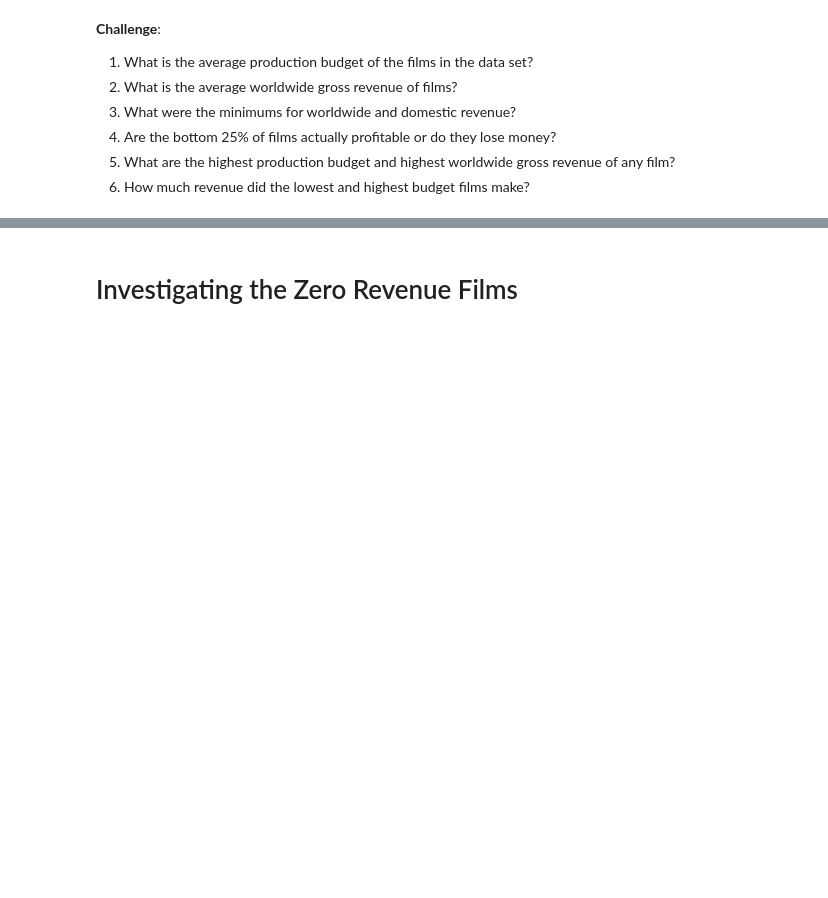
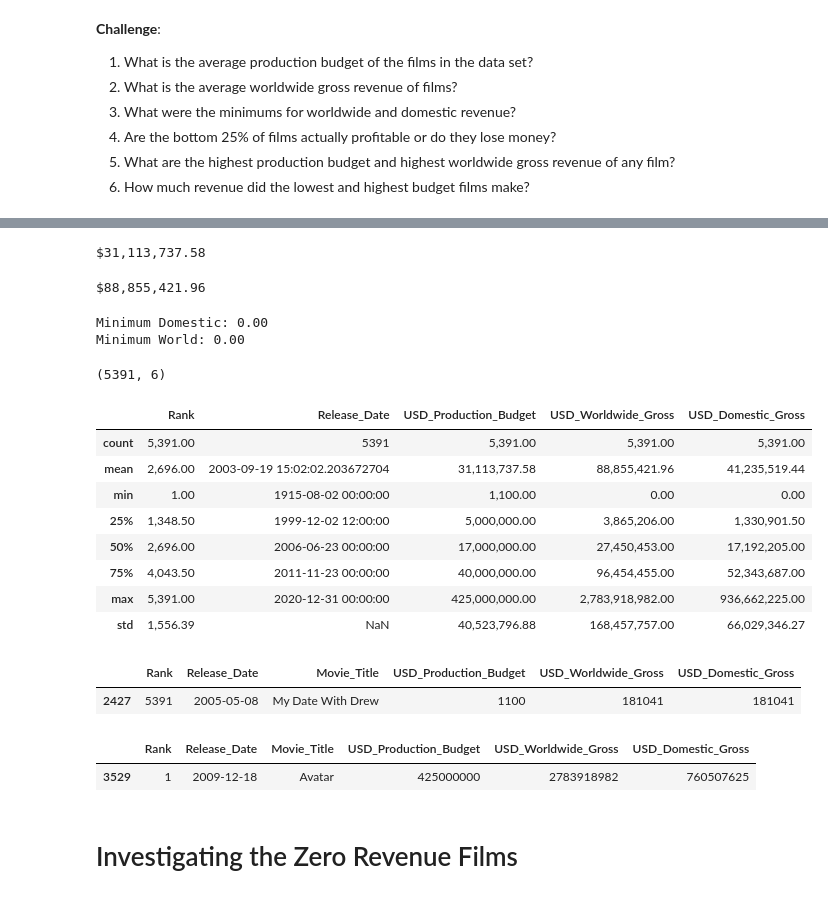
Before and after one commit to ksg-dev/linear-regression-seaborn, a Jupyter notebook: Seaborn_and_Linear_Regression_(start).ipynb, the cells around one changed output, grey strips where cells are left out. Saved outputs shown, nothing was run; the diff lists cells and outputs as text; code cells hidden in the pictures; blank space fills up the shorter version.

```diff
--- a/Seaborn_and_Linear_Regression_(start).ipynb
+++ b/Seaborn_and_Linear_Regression_(start).ipynb
@@ -219,3 +248,53 @@ data_clean.head()
+# %%
+# Avg production budget
+avg_prod_budg = data_clean.USD_Production_Budget.mean()
+print('${:,.2f}'.format(avg_prod_budg))
+# %% [output]
+$31,113,737.58
+# %%
+# Avg worldwide gross revenue of films
+avg_ww_gross = data_clean.USD_Worldwide_Gross.mean()
+print('${:,.2f}'.format(avg_ww_gross))
+# %% [output]
+$88,855,421.96
+# %%
+# Minimums for domestic and worldwide revenue
+min_dom = data_clean.USD_Domestic_Gross.min()
+min_world = data_clean.USD_Worldwide_Gross.min()
+
+print(f"Minimum Domestic: {min_dom:,.2f}")
+print(f"Minimum World: {min_world:,.2f}")
+# %% [output]
+Minimum Domestic: 0.00
+Minimum World: 0.00
+# %%
+data_clean.shape
+# %% [output]
+(5391, 6)
+# %%
+data_clean.describe()
+# %% [output]
+|  | Rank | Release_Date | USD_Production_Budget | USD_Worldwide_Gross | USD_Domestic_Gross |
+| count | 5,391.00 | 5391 | 5,391.00 | 5,391.00 | 5,391.00 |
+| mean | 2,696.00 | 2003-09-19 15:02:02.203672704 | 31,113,737.58 | 88,855,421.96 | 41,235,519.44 |
+| min | 1.00 | 1915-08-02 00:00:00 | 1,100.00 | 0.00 | 0.00 |
+| 25% | 1,348.50 | 1999-12-02 12:00:00 | 5,000,000.00 | 3,865,206.00 | 1,330,901.50 |
+| 50% | 2,696.00 | 2006-06-23 00:00:00 | 17,000,000.00 | 27,450,453.00 | 17,192,205.00 |
+| 75% | 4,043.50 | 2011-11-23 00:00:00 | 40,000,000.00 | 96,454,455.00 | 52,343,687.00 |
+| max | 5,391.00 | 2020-12-31 00:00:00 | 425,000,000.00 | 2,783,918,982.00 | 936,662,225.00 |
+| std | 1,556.39 | NaN | 40,523,796.88 | 168,457,757.00 | 66,029,346.27 |
+# %%
+# Lowest budget
+data_clean[data_clean.USD_Production_Budget == 1100.00]
+# %% [output]
+|  | Rank | Release_Date | Movie_Title | USD_Production_Budget | USD_Worldwide_Gross | USD_Domestic_Gross |
+| 2427 | 5391 | 2005-05-08 | My Date With Drew | 1100 | 181041 | 181041 |
+# %%
+# Highest Budget
+data_clean[data_clean.USD_Production_Budget == 425000000]
+# %% [output]
+|  | Rank | Release_Date | Movie_Title | USD_Production_Budget | USD_Worldwide_Gross | USD_Domestic_Gross |
+| 3529 | 1 | 2009-12-18 | Avatar | 425000000 | 2783918982 | 760507625 |
 # %% [markdown]
 # Investigating the Zero Revenue Films
 # %% [markdown]
```
Also changed, not shown: parts of 8 cells of this notebook.
